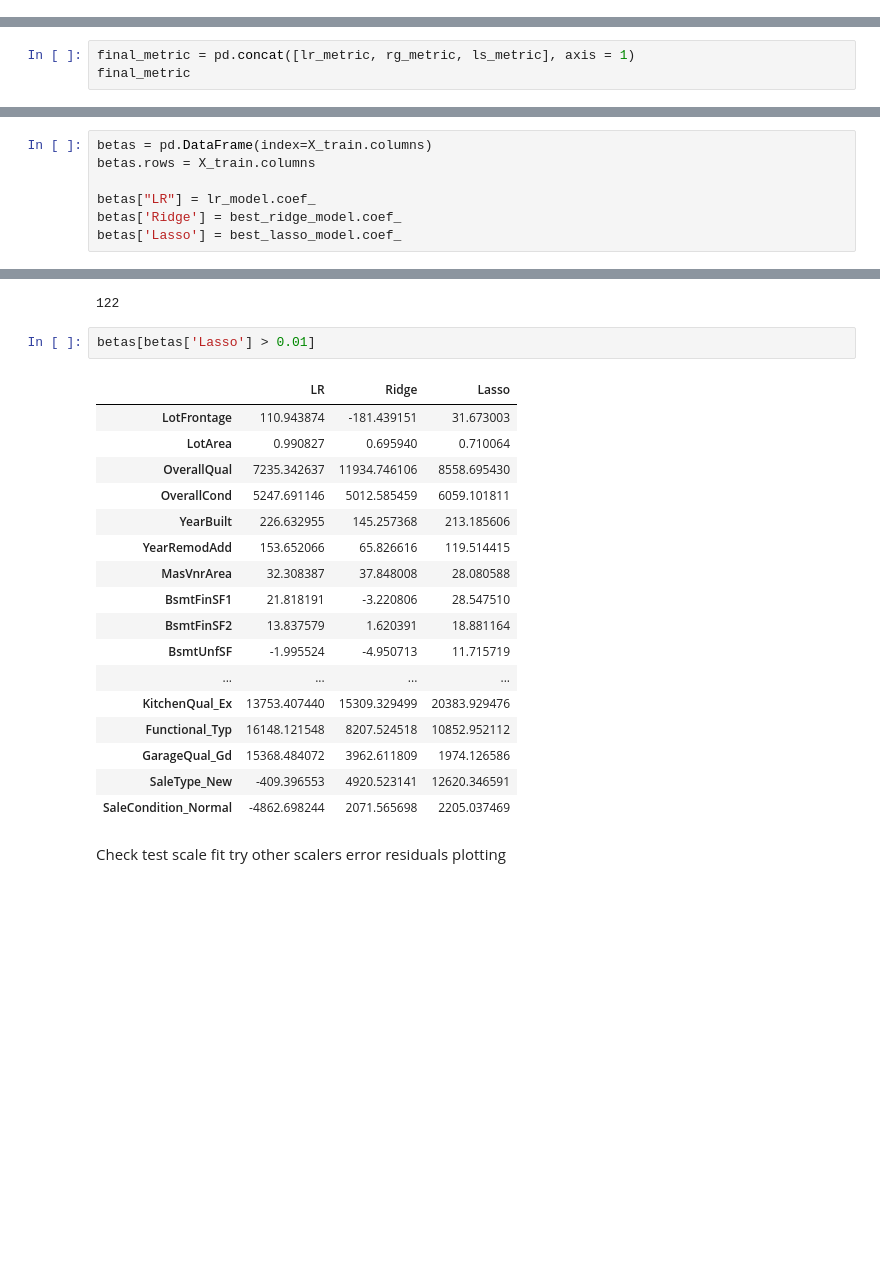
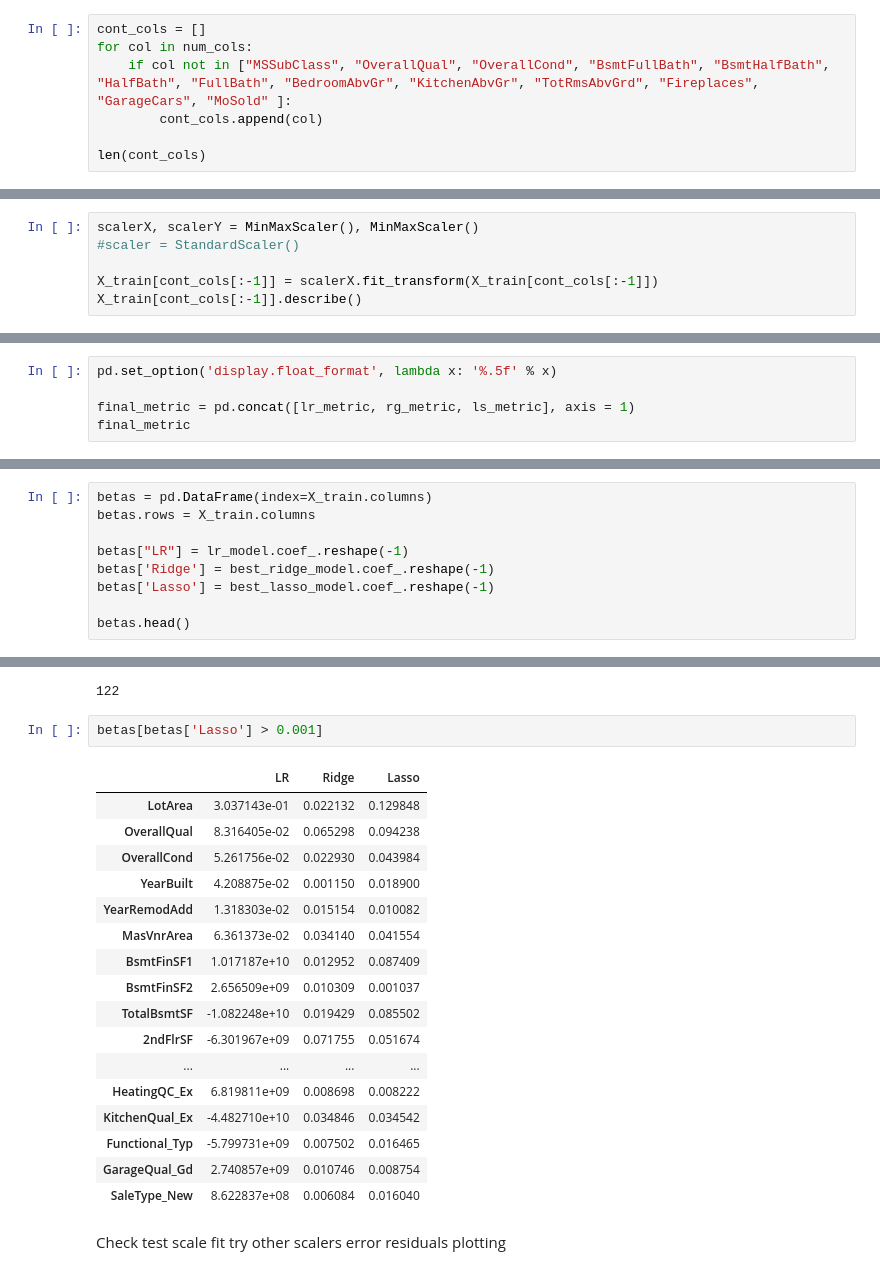
Before and after one commit to krishnajiraoh/upGrad_advanced_regression_assignment, a Jupyter notebook: Assignment.ipynb, the cells around one changed output, grey strips where cells are left out. Cells and saved outputs as stored; diff of their text form; blank space fills up the shorter version.

```diff
--- a/Assignment.ipynb
+++ b/Assignment.ipynb
@@ -252,0 +228,7 @@ df_test.describe()
+# %%
+cont_cols = []
+for col in num_cols:
+    if col not in ["MSSubClass", "OverallQual", "OverallCond", "BsmtFullBath", "BsmtHalfBath", "HalfBath", "FullBath", "BedroomAbvGr", "KitchenAbvGr", "TotRmsAbvGrd", "Fireplaces", "GarageCars", "MoSold" ]:
+        cont_cols.append(col)
+
+len(cont_cols)
@@ -252,0 +243,6 @@ df_test.describe()
+# %%
+scalerX, scalerY = MinMaxScaler(), MinMaxScaler()
+#scaler = StandardScaler()
+
+X_train[cont_cols[:-1]] = scalerX.fit_transform(X_train[cont_cols[:-1]])
+X_train[cont_cols[:-1]].describe()
@@ -406,6 +499,8 @@ ls_metric = pd.Series(metrics, name = 'Lasso Regression')
 # %% [markdown]
 Compare Metrics
 # %%
+pd.set_option('display.float_format', lambda x: '%.5f' % x)
+
 final_metric = pd.concat([lr_metric, rg_metric, ls_metric], axis = 1)
 final_metric
 # %% [output]
@@ -422,6 +517,8 @@ Compare coefficients
 betas = pd.DataFrame(index=X_train.columns)
 betas.rows = X_train.columns
 
-betas["LR"] = lr_model.coef_
-betas['Ridge'] = best_ridge_model.coef_
-betas['Lasso'] = best_lasso_model.coef_
+betas["LR"] = lr_model.coef_.reshape(-1)
+betas['Ridge'] = best_ridge_model.coef_.reshape(-1)
+betas['Lasso'] = best_lasso_model.coef_.reshape(-1)
+
+betas.head()
@@ -463,25 +567,25 @@ betas
 # %% [output]
 122
 # %%
-betas[betas['Lasso'] > 0.01]
+betas[betas['Lasso'] > 0.001]
 # %% [output]
 |  | LR | Ridge | Lasso |
-| LotFrontage | 110.943874 | -181.439151 | 31.673003 |
-| LotArea | 0.990827 | 0.695940 | 0.710064 |
-| OverallQual | 7235.342637 | 11934.746106 | 8558.695430 |
-| OverallCond | 5247.691146 | 5012.585459 | 6059.101811 |
-| YearBuilt | 226.632955 | 145.257368 | 213.185606 |
-| YearRemodAdd | 153.652066 | 65.826616 | 119.514415 |
-| MasVnrArea | 32.308387 | 37.848008 | 28.080588 |
-| BsmtFinSF1 | 21.818191 | -3.220806 | 28.547510 |
-| BsmtFinSF2 | 13.837579 | 1.620391 | 18.881164 |
-| BsmtUnfSF | -1.995524 | -4.950713 | 11.715719 |
+| LotArea | 3.037143e-01 | 0.022132 | 0.129848 |
+| OverallQual | 8.316405e-02 | 0.065298 | 0.094238 |
+| OverallCond | 5.261756e-02 | 0.022930 | 0.043984 |
+| YearBuilt | 4.208875e-02 | 0.001150 | 0.018900 |
+| YearRemodAdd | 1.318303e-02 | 0.015154 | 0.010082 |
+| MasVnrArea | 6.361373e-02 | 0.034140 | 0.041554 |
+| BsmtFinSF1 | 1.017187e+10 | 0.012952 | 0.087409 |
+| BsmtFinSF2 | 2.656509e+09 | 0.010309 | 0.001037 |
+| TotalBsmtSF | -1.082248e+10 | 0.019429 | 0.085502 |
+| 2ndFlrSF | -6.301967e+09 | 0.071755 | 0.051674 |
 | ... | ... | ... | ... |
-| KitchenQual_Ex | 13753.407440 | 15309.329499 | 20383.929476 |
-| Functional_Typ | 16148.121548 | 8207.524518 | 10852.952112 |
-| GarageQual_Gd | 15368.484072 | 3962.611809 | 1974.126586 |
-| SaleType_New | -409.396553 | 4920.523141 | 12620.346591 |
-| SaleCondition_Normal | -4862.698244 | 2071.565698 | 2205.037469 |
+| HeatingQC_Ex | 6.819811e+09 | 0.008698 | 0.008222 |
+| KitchenQual_Ex | -4.482710e+10 | 0.034846 | 0.034542 |
+| Functional_Typ | -5.799731e+09 | 0.007502 | 0.016465 |
+| GarageQual_Gd | 2.740857e+09 | 0.010746 | 0.008754 |
+| SaleType_New | 8.622837e+08 | 0.006084 | 0.016040 |
 # %% [markdown]
 Check test scale fit
 try other scalers
```
Also changed, not shown: parts of 31 cells of this notebook.
